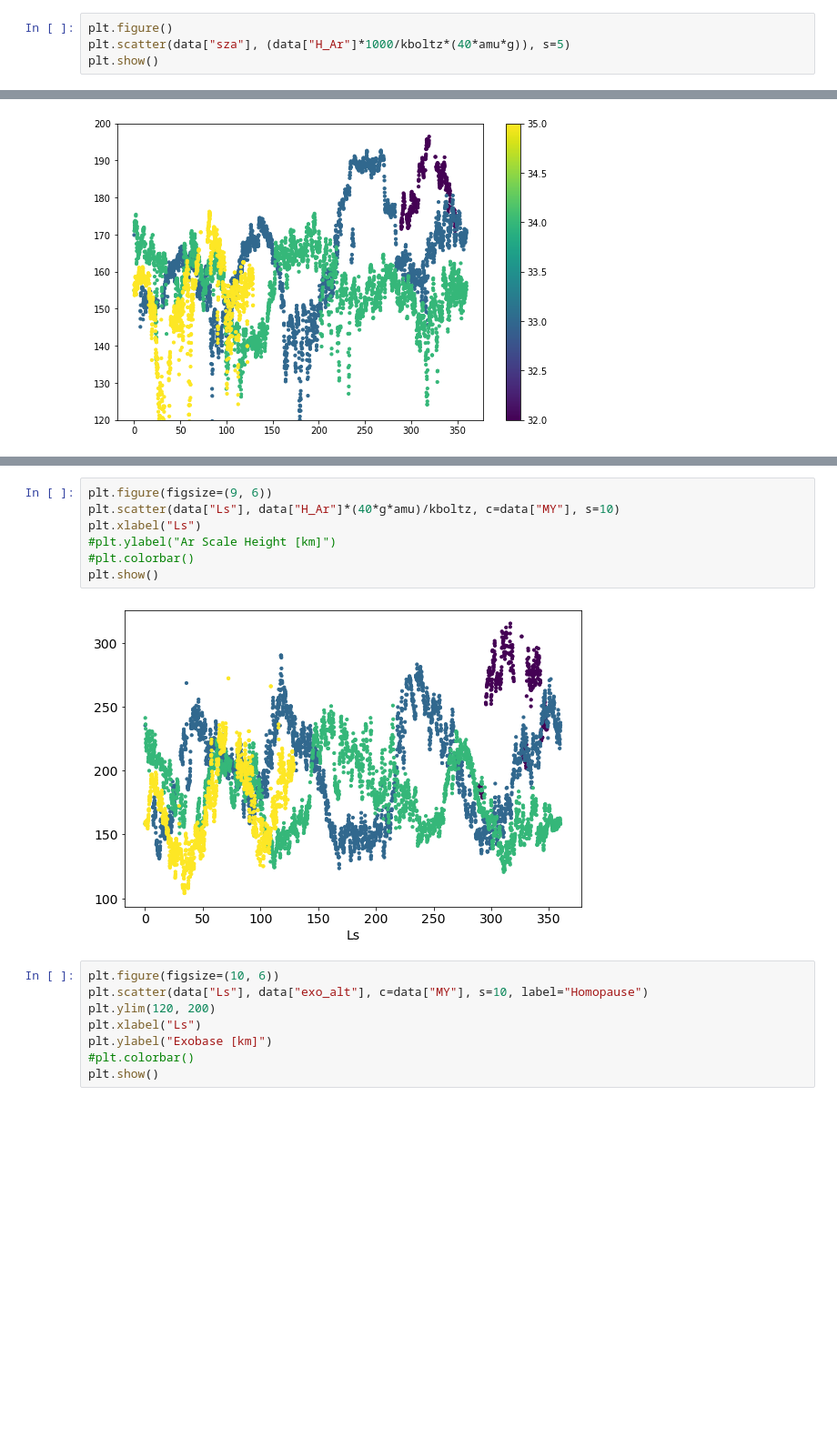
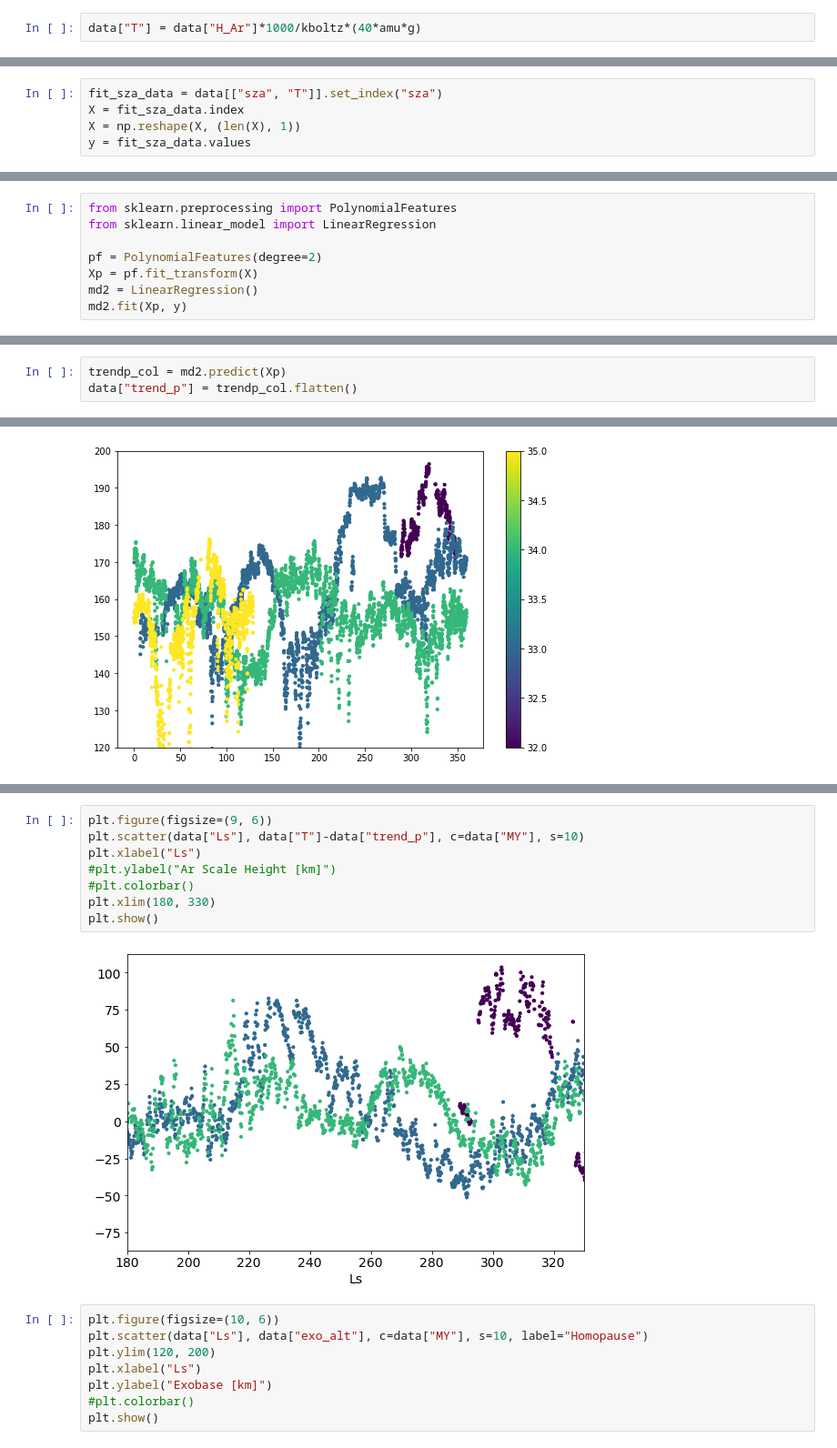
Before and after one commit to marek-slipski/NGIMS-hp, a Jupyter notebook: notebooks/Exobase_temp.ipynb, the cells around one changed output, grey strips where cells are left out. Shown at 91% size. Cells and saved outputs as stored; diff of their text form; blank space fills up the shorter version.

```diff
--- a/notebooks/Exobase_temp.ipynb
+++ b/notebooks/Exobase_temp.ipynb
@@ -221,4 +244,2 @@ ax.set_zlim(60, 150)
 # %%
-plt.figure()
-plt.scatter(data["sza"], (data["H_Ar"]*1000/kboltz*(40*amu*g)), s=5)
-plt.show()
+data["T"] = data["H_Ar"]*1000/kboltz*(40*amu*g)
@@ -226,0 +246,5 @@ plt.show()
+# %%
+fit_sza_data = data[["sza", "T"]].set_index("sza")
+X = fit_sza_data.index
+X = np.reshape(X, (len(X), 1))
+y = fit_sza_data.values
@@ -226,0 +263,8 @@ plt.show()
+# %%
+from sklearn.preprocessing import PolynomialFeatures
+from sklearn.linear_model import LinearRegression
+
+pf = PolynomialFeatures(degree=2)
+Xp = pf.fit_transform(X)
+md2 = LinearRegression()
+md2.fit(Xp, y)
@@ -226,0 +273,3 @@ plt.show()
+# %%
+trendp_col = md2.predict(Xp)
+data["trend_p"] = trendp_col.flatten()
@@ -337,12 +429,13 @@ plt.show()
 # %%
 plt.figure(figsize=(9, 6))
-plt.scatter(data["Ls"], data["H_Ar"]*(40*g*amu)/kboltz, c=data["MY"], s=10)
+plt.scatter(data["Ls"], data["T"]-data["trend_p"], c=data["MY"], s=10)
 plt.xlabel("Ls")
 #plt.ylabel("Ar Scale Height [km]")
 #plt.colorbar()
+plt.xlim(180, 330)
 plt.show()
 # %% [output]
-[figure, old version]
+[figure, new version]
 # %%
 plt.figure(figsize=(10, 6))
 plt.scatter(data["Ls"], data["exo_alt"], c=data["MY"], s=10, label="Homopause")
```
Also changed, not shown: parts of 16 cells of this notebook, 1 other file.
